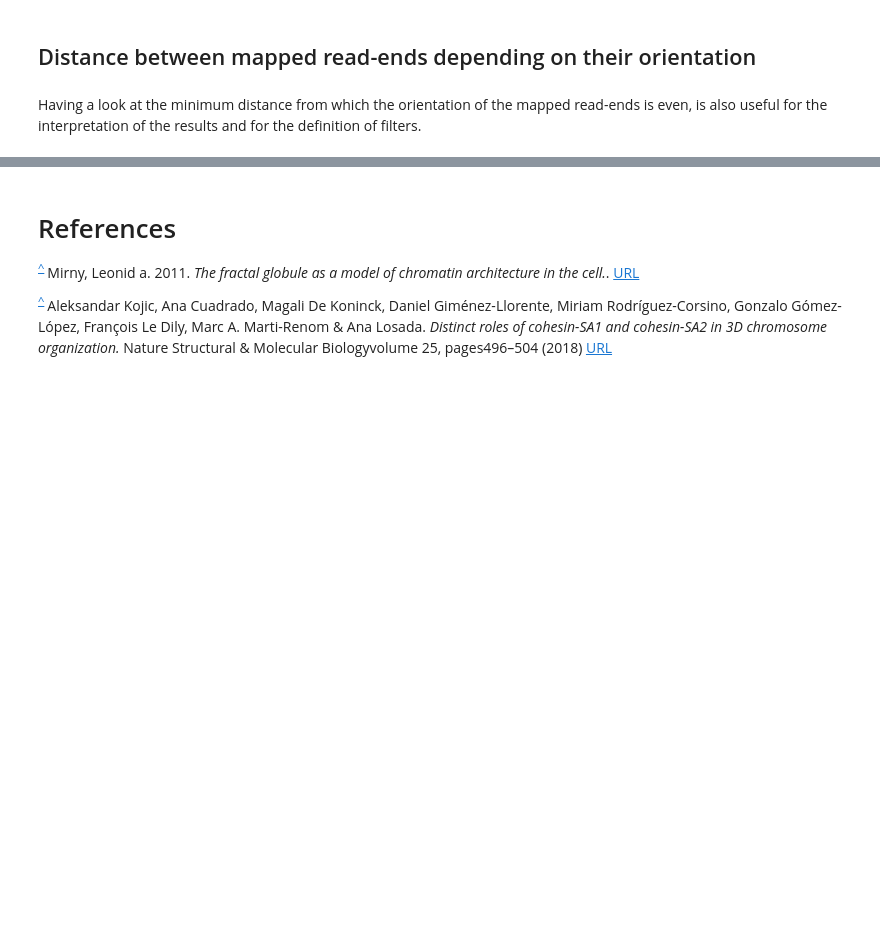
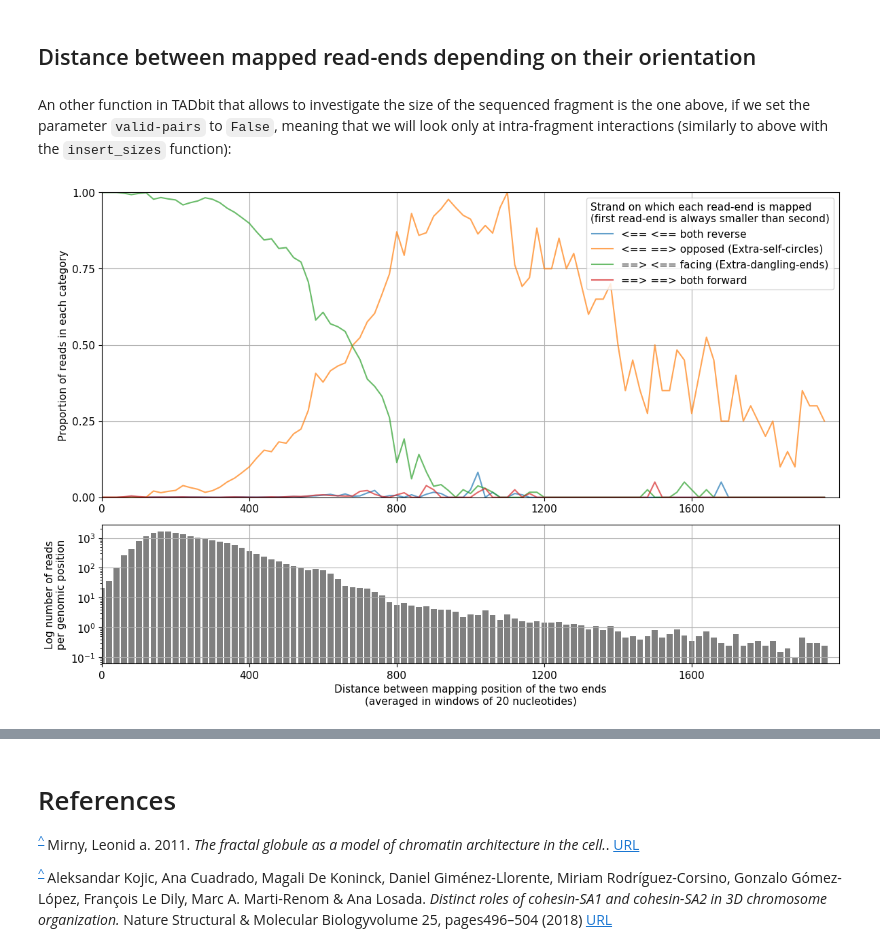
Before and after one commit to 3DGenomes/MethodsMolBiol, a Jupyter notebook: Notebooks/02-Parsing mapped reads.ipynb, the cells around one changed output, grey strips where cells are left out. Saved outputs shown, nothing was run; the diff lists cells and outputs as text; code cells hidden in the pictures; blank space fills up the shorter version.

```diff
--- a/Notebooks/02-Parsing mapped reads.ipynb
+++ b/Notebooks/02-Parsing mapped reads.ipynb
@@ -271,7 +273,11 @@ The median size of the sequenced DNA fragments is thus 187 nt.
 _Note: this distribution is usually smaller than the one measured experimentally (with a Bioanalyzer for example). The difference between measures is in part due to the fact that,here, we are only measuring dangling-ends that may be, on average, shorter than other reads._
 # %% [markdown]
 ## Distance between mapped read-ends depending on their orientation
-# %% [markdown]
-Having a look at the minimum distance from which the orientation of the mapped read-ends is even, is also useful for the interpretation of the results and for the definition of filters.
+# %% [markdown]
+An other function in TADbit that allows to investigate the size of the sequenced fragment is the one above, if we set the parameter `valid-pairs` to `False`, meaning that we will look only at intra-fragment interactions (similarly to above with the `insert_sizes` function):
 # %%
 from pytadbit.mapping.analyze import  plot_strand_bias_by_distance
+# %%
+plot_strand_bias_by_distance(reads, valid_pairs=False, full_step=None, nreads=20000000)
+# %% [output]
+[figure, added]
```
Also changed, not shown: parts of 6 cells of this notebook, 5 other files.
